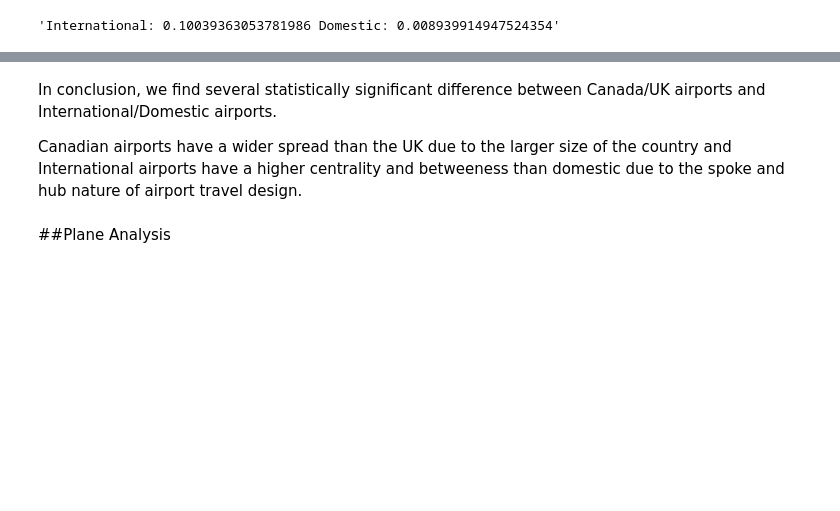
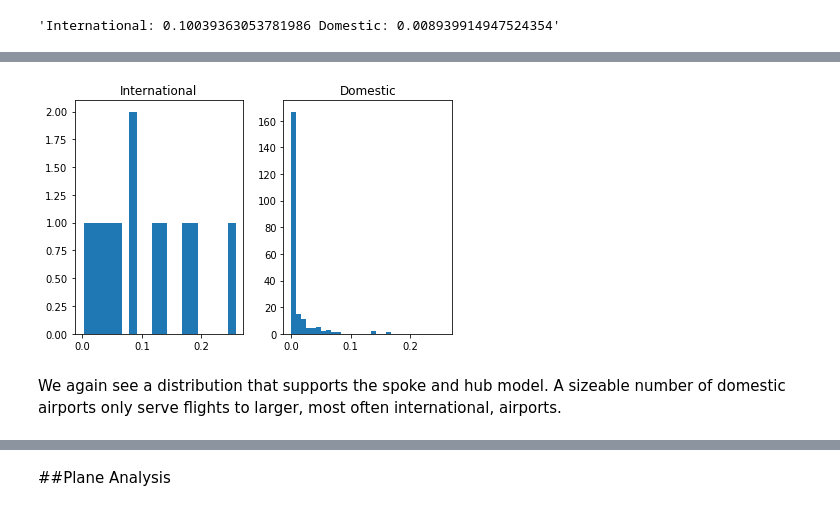
Before and after one commit to brian-cuny/620project1, a Jupyter notebook: project1.ipynb, the cells around one changed output, grey strips where cells are left out. Drawn from its saved outputs; the diff is of its cells as text; code cells hidden in the pictures; blank space fills up the shorter version.

```diff
--- a/project1.ipynb
+++ b/project1.ipynb
@@ -155,9 +165,17 @@ stats.ttest_ind(inter, dom)
+# %%
+fig, axs = plt.subplots(1, 2, sharex= True,
+                         tight_layout=True)
+axs[0].hist(inter, bins=20)
+axs[0].set_title('International')
+axs[1].hist(dom, bins=20)
+axs[1].set_title('Domestic')
+plt.show()
+# %% [output]
+[figure, added]
+# %% [markdown]
+We again see a distribution that supports the spoke and hub model. A sizeable number of domestic airports only serve flights to larger, most often international, airports.
 # %% [markdown]
 ![Highest Centrality](smallMap.png)
-# %% [markdown]
-In conclusion, we find several statistically significant difference between Canada/UK airports and International/Domestic airports.
-
-Canadian airports have a wider spread than the UK due to the larger size of the country and International airports have a higher centrality and betweeness than domestic due to the spoke and hub nature of airport travel design.
 # %% [markdown]
 ##Plane Analysis
 # %% [markdown]
```
Also changed, not shown: parts of 13 cells of this notebook.
